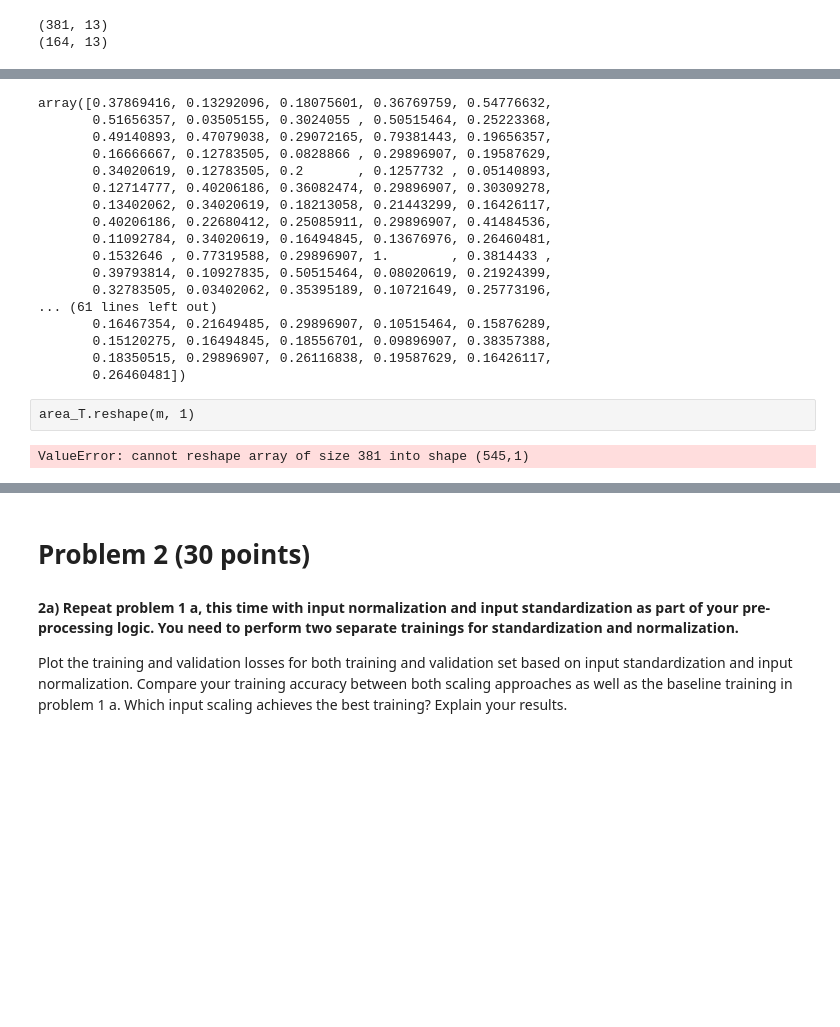
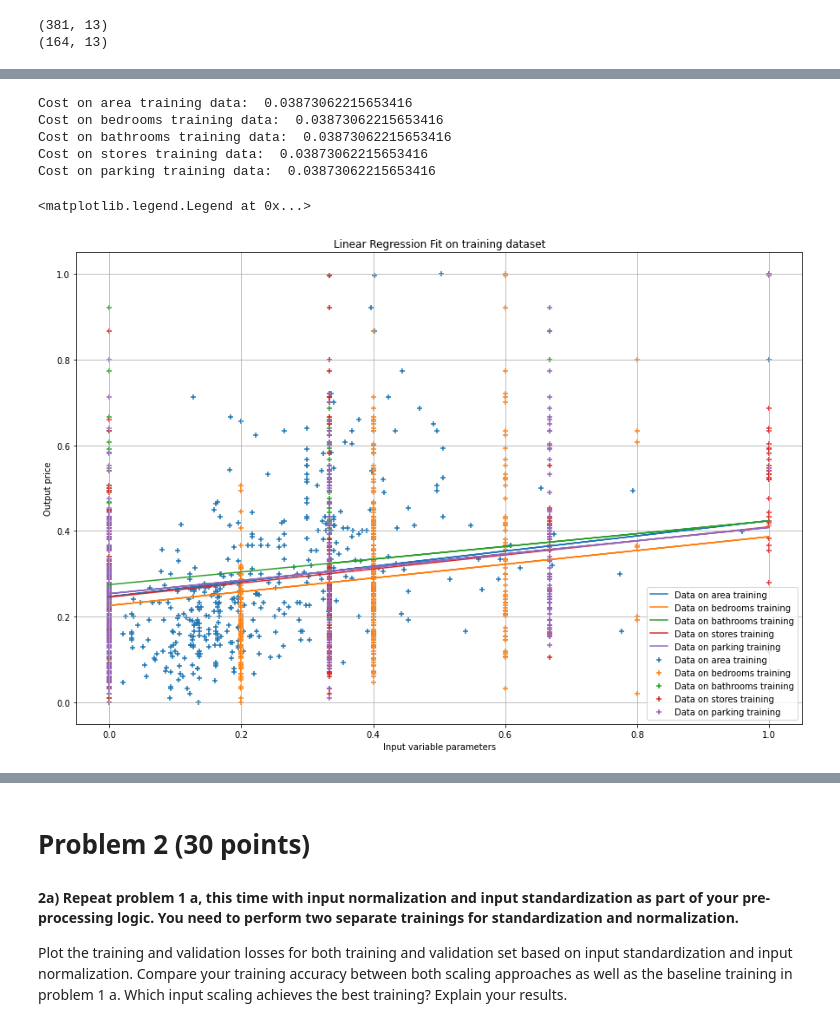
Before and after one commit to ric3b0wl/ECGR4105-IntroML, a Jupyter notebook: hw1/hw1.ipynb, the cells around one changed output, grey strips where cells are left out. Drawn from its saved outputs; the diff is of its cells as text; code cells hidden in the pictures; blank space fills up the shorter version.

```diff
--- a/hw1/hw1.ipynb
+++ b/hw1/hw1.ipynb
@@ -211,29 +210,0 @@ plt.show()
-# %%
-area_T
-# %% [output]
-array([0.37869416, 0.13292096, 0.18075601, 0.36769759, 0.54776632,
-       0.51656357, 0.03505155, 0.3024055 , 0.50515464, 0.25223368,
-       0.49140893, 0.47079038, 0.29072165, 0.79381443, 0.19656357,
-       0.16666667, 0.12783505, 0.0828866 , 0.29896907, 0.19587629,
-       0.34020619, 0.12783505, 0.2       , 0.1257732 , 0.05140893,
-       0.12714777, 0.40206186, 0.36082474, 0.29896907, 0.30309278,
-       0.13402062, 0.34020619, 0.18213058, 0.21443299, 0.16426117,
-       0.40206186, 0.22680412, 0.25085911, 0.29896907, 0.41484536,
-       0.11092784, 0.34020619, 0.16494845, 0.13676976, 0.26460481,
-       0.1532646 , 0.77319588, 0.29896907, 1.        , 0.3814433 ,
-       0.39793814, 0.10927835, 0.50515464, 0.08020619, 0.21924399,
-       0.32783505, 0.03402062, 0.35395189, 0.10721649, 0.25773196,
-... (61 lines left out)
-       0.16467354, 0.21649485, 0.29896907, 0.10515464, 0.15876289,
-       0.15120275, 0.16494845, 0.18556701, 0.09896907, 0.38357388,
-       0.18350515, 0.29896907, 0.26116838, 0.19587629, 0.16426117,
-       0.26460481])
-# %% [raw]
-area_T.reshape(m, 1)
-# %%
-area_0 = np.ones((m, 1))
-area_1 = area_T.reshape(m, 1)
-area_T = np.hstack((area_0, area_1))
-theta_area_T = np.zeros(2)
-# %% [output]
-ValueError: cannot reshape array of size 381 into shape (545,1)
@@ -247,0 +211,41 @@ def array_mgmt(var, x_0, x_1):
+# %%
+def linear_regression (param_name, param, y):
+    m = len(param)
+    param_0 = np.ones((m, 1))
+    param_1 = param.reshape(m, 1)
+    param = np.hstack((param_0, param_1))
+    theta_param = np.zeros(2)
+
+    cost_param = compute_cost(param, y, theta_param)
+    print('Cost on', param_name, 'data: ', cost_param)
+
+    theta_param = [0., 0.]
+    iterations_param = 1500;
+    alpha_param = 0.01;
+    theta_param, cost_history_param = gradient_descent(param, y, theta_param, alpha_param, iterations_param)
+
+
+    plt.scatter(param[:,1], y, marker= '+', label= f'Data on {param_name}')
+    plt.plot(param[:,1], param.dot(theta_param), label= f'Data on {param_name}')
+
+    return iterations_param, cost_history_param
+# %%
+linear_regression('area training', area_T, price_T)
+linear_regression('bedrooms training', bedrooms_T, price_T)
+linear_regression('bathrooms training', bathrooms_T, price_T)
+linear_regression('stores training', stories_T, price_T)
+linear_regression('parking training', parking_T, price_T)
+plt.rcParams["figure.figsize"] = (10,20)
+plt.grid()
+plt.xlabel('Input variable parameters')
+plt.ylabel('Output price')
+plt.title('Linear Regression Fit on training dataset')
+plt.legend()
+# %% [output]
+Cost on area training data:  0.03873062215653416
+Cost on bedrooms training data:  0.03873062215653416
+Cost on bathrooms training data:  0.03873062215653416
+Cost on stores training data:  0.03873062215653416
+Cost on parking training data:  0.03873062215653416
+<matplotlib.legend.Legend at 0x...>
+[figure, added]
```
Also changed, not shown: parts of 24 cells of this notebook.
